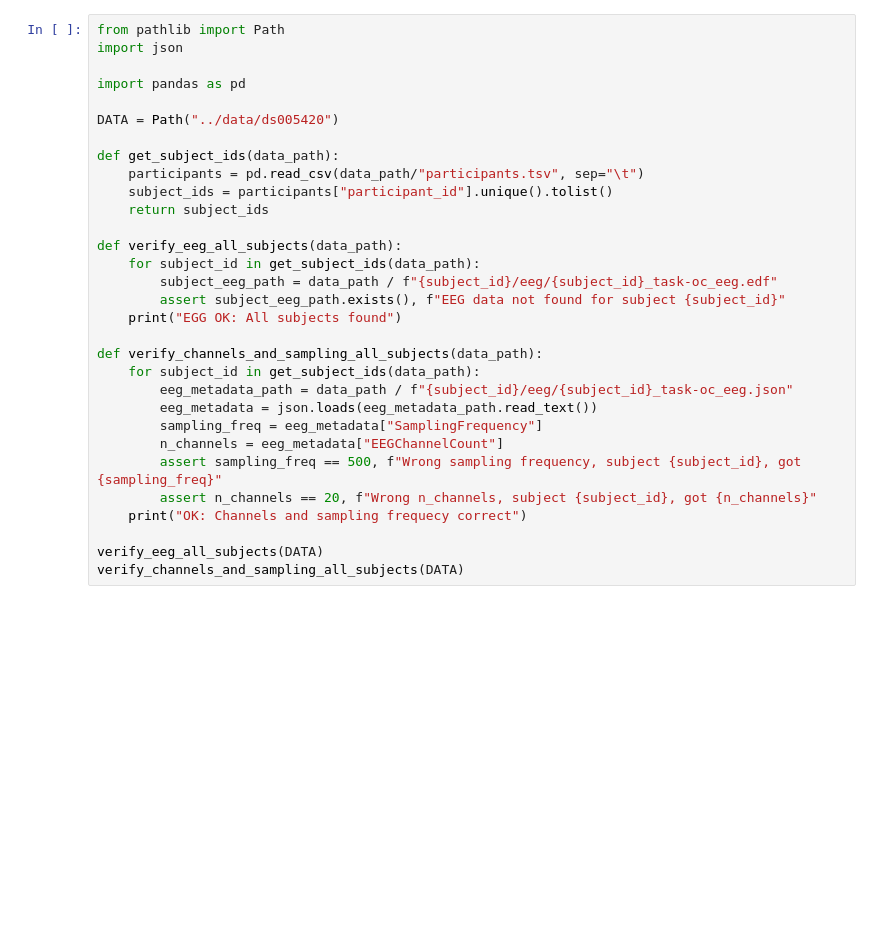
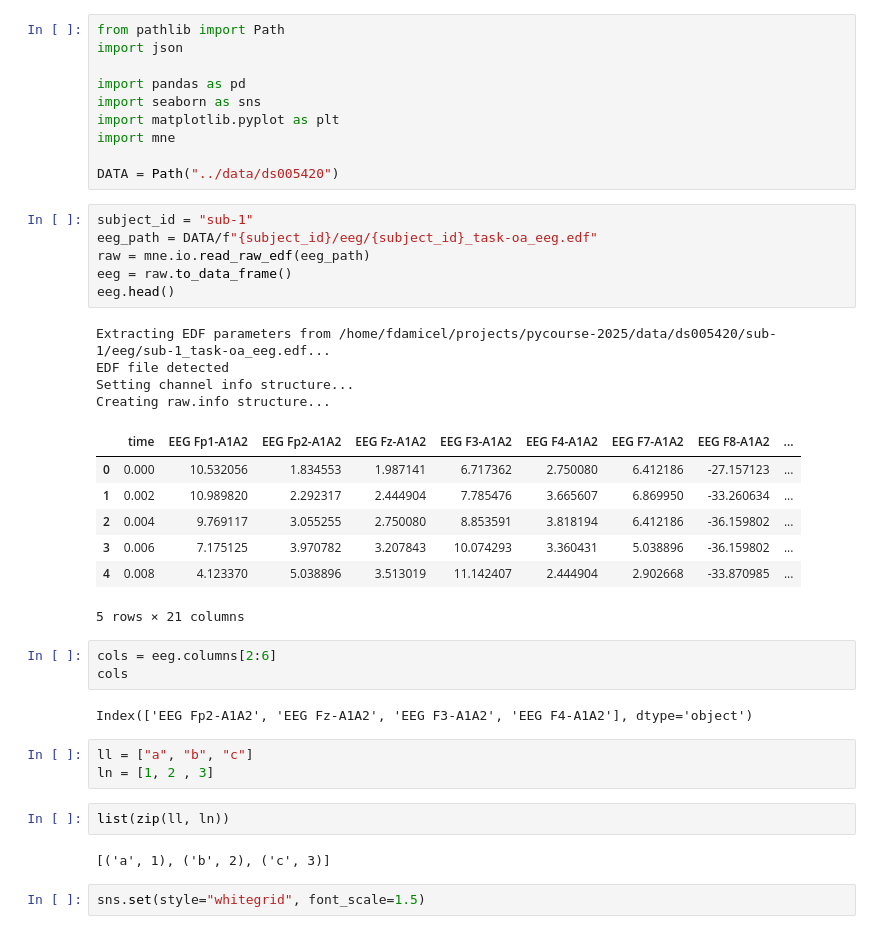
Before and after one commit to fabridamicelli/pycourse-2025, a Jupyter notebook: notebooks/lab-explore.ipynb, the cells around one changed output. Cells and saved outputs as stored; diff of their text form; blank space fills up the shorter version.

```diff
--- a/notebooks/lab-explore.ipynb
+++ b/notebooks/lab-explore.ipynb
@@ -3,29 +3,40 @@ from pathlib import Path
 import json
 
 import pandas as pd
+import seaborn as sns
+import matplotlib.pyplot as plt
+import mne
 
 DATA = Path("../data/ds005420")
-
-def get_subject_ids(data_path):
-    participants = pd.read_csv(data_path/"participants.tsv", sep="\t")
-    subject_ids = participants["participant_id"].unique().tolist()
-    return subject_ids
-
-def verify_eeg_all_subjects(data_path):
-    for subject_id in get_subject_ids(data_path):
-        subject_eeg_path = data_path / f"{subject_id}/eeg/{subject_id}_task-oc_eeg.edf"
-        assert subject_eeg_path.exists(), f"EEG data not found for subject {subject_id}"
-    print("EGG OK: All subjects found")
-
-def verify_channels_and_sampling_all_subjects(data_path):
-    for subject_id in get_subject_ids(data_path):
-        eeg_metadata_path = data_path / f"{subject_id}/eeg/{subject_id}_task-oc_eeg.json"
-        eeg_metadata = json.loads(eeg_metadata_path.read_text())
-        sampling_freq = eeg_metadata["SamplingFrequency"]
-        n_channels = eeg_metadata["EEGChannelCount"]
-        assert sampling_freq == 500, f"Wrong sampling frequency, subject {subject_id}, got {sampling_freq}"
-        assert n_channels == 20, f"Wrong n_channels, subject {subject_id}, got {n_channels}"
-    print("OK: Channels and sampling frequecy correct")
-
-verify_eeg_all_subjects(DATA)
-verify_channels_and_sampling_all_subjects(DATA)
+# %%
+subject_id = "sub-1"
+eeg_path = DATA/f"{subject_id}/eeg/{subject_id}_task-oa_eeg.edf"
+raw = mne.io.read_raw_edf(eeg_path)
+eeg = raw.to_data_frame()
+eeg.head()
+# %% [output]
+Extracting EDF parameters from /home/fdamicel/projects/pycourse-2025/data/ds005420/sub-1/eeg/sub-1_task-oa_eeg.edf...
+EDF file detected
+Setting channel info structure...
+Creating raw.info structure...
+|  | time | EEG Fp1-A1A2 | EEG Fp2-A1A2 | EEG Fz-A1A2 | EEG F3-A1A2 | EEG F4-A1A2 | EEG F7-A1A2 | EEG F8-A1A2 | ... |
+| 0 | 0.000 | 10.532056 | 1.834553 | 1.987141 | 6.717362 | 2.750080 | 6.412186 | -27.157123 | ... |
+| 1 | 0.002 | 10.989820 | 2.292317 | 2.444904 | 7.785476 | 3.665607 | 6.869950 | -33.260634 | ... |
+| 2 | 0.004 | 9.769117 | 3.055255 | 2.750080 | 8.853591 | 3.818194 | 6.412186 | -36.159802 | ... |
+| 3 | 0.006 | 7.175125 | 3.970782 | 3.207843 | 10.074293 | 3.360431 | 5.038896 | -36.159802 | ... |
+| 4 | 0.008 | 4.123370 | 5.038896 | 3.513019 | 11.142407 | 2.444904 | 2.902668 | -33.870985 | ... |
+5 rows × 21 columns
+# %%
+cols = eeg.columns[2:6]
+cols
+# %% [output]
+Index(['EEG Fp2-A1A2', 'EEG Fz-A1A2', 'EEG F3-A1A2', 'EEG F4-A1A2'], dtype='object')
+# %%
+ll = ["a", "b", "c"]
+ln = [1, 2 , 3]
+# %%
+list(zip(ll, ln))
+# %% [output]
+[('a', 1), ('b', 2), ('c', 3)]
+# %%
+sns.set(style="whitegrid", font_scale=1.5)
```
Also changed, not shown: parts of 5 cells of this notebook, 4 other files.
